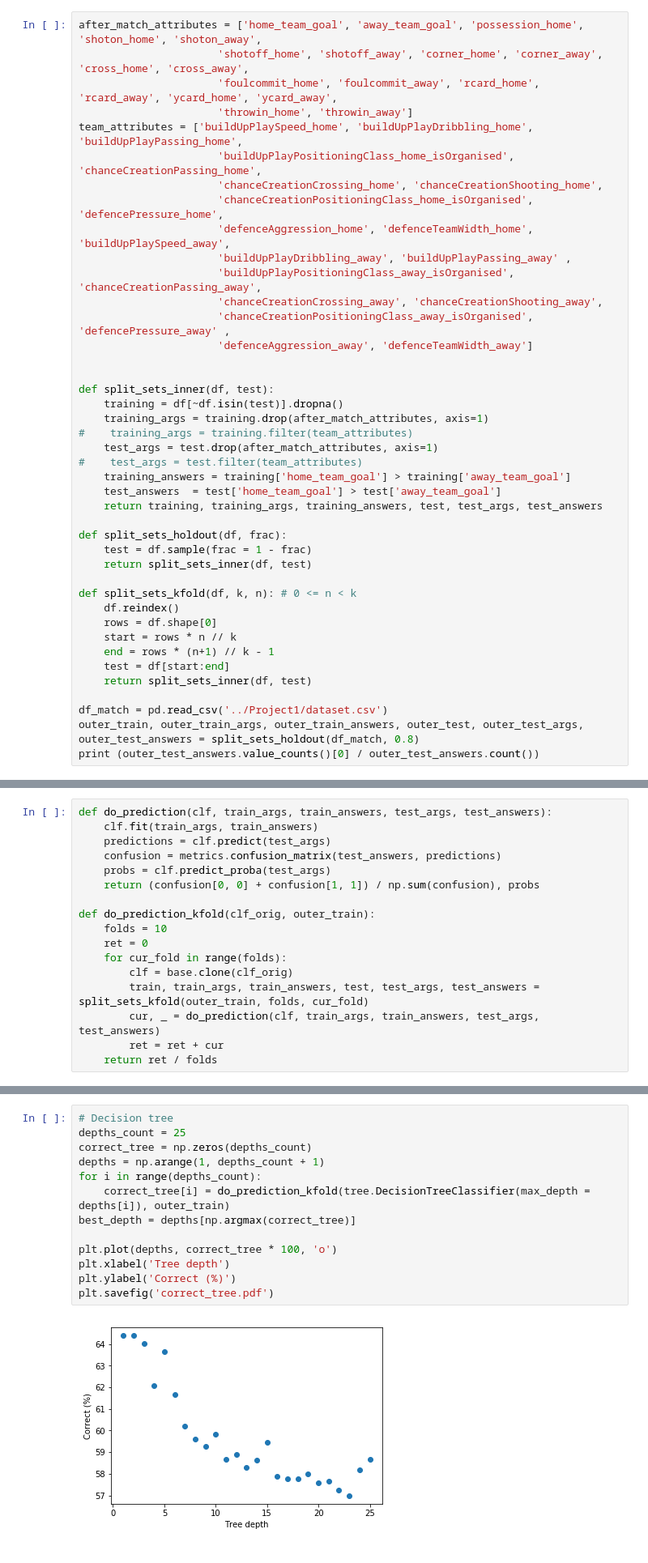
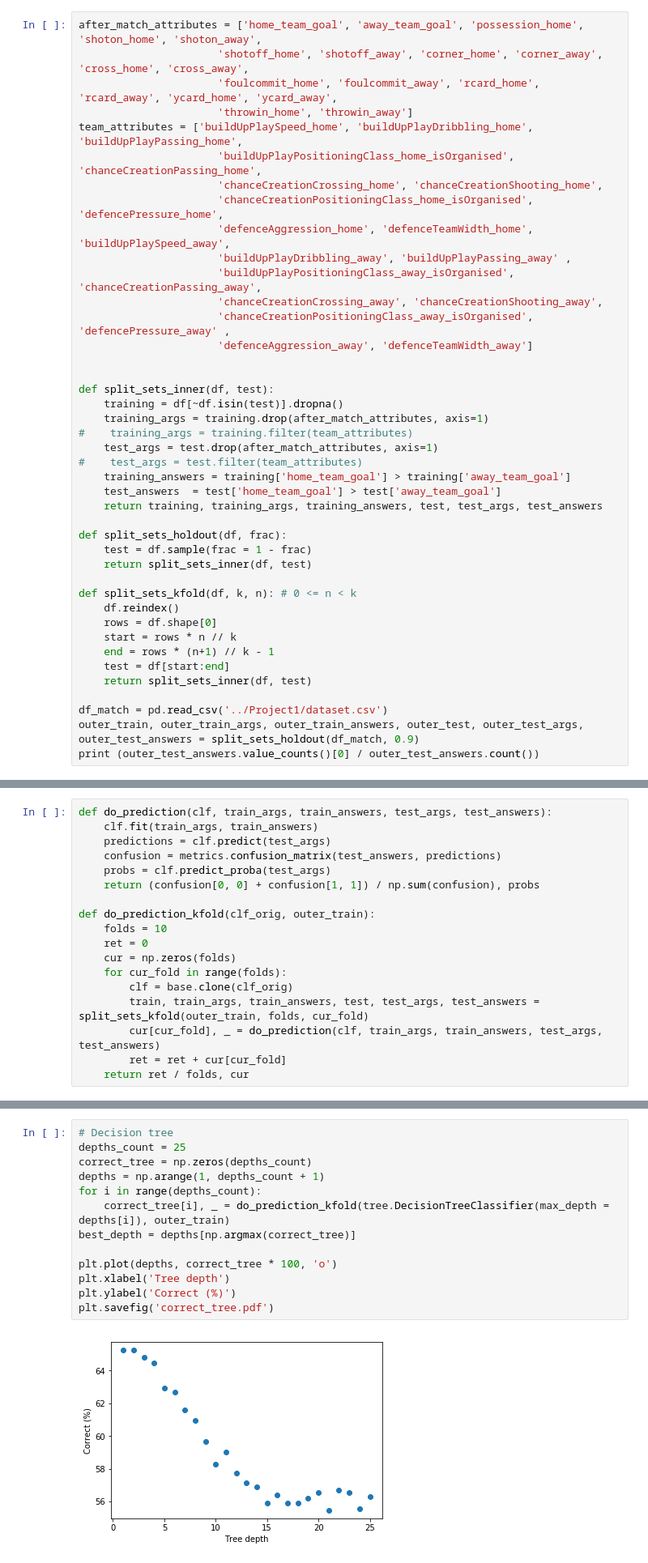
Before and after one commit to ShawnHouCHN/Introduction-to-Machine-Learning-and-Data-Mining-E17, a Jupyter notebook: Project2/Classification.ipynb, the cells around one changed output, grey strips where cells are left out. Shown at 81% size. Drawn from its saved outputs; the diff is of its cells as text.

Commit message:
10-fold t-test

```diff
--- a/Project2/Classification.ipynb
+++ b/Project2/Classification.ipynb
@@ -46,6 +46,6 @@ def split_sets_kfold(df, k, n): # 0 <= n < k
     return split_sets_inner(df, test)
 
 df_match = pd.read_csv('../Project1/dataset.csv')
-outer_train, outer_train_args, outer_train_answers, outer_test, outer_test_args, outer_test_answers = split_sets_holdout(df_match, 0.8)
+outer_train, outer_train_args, outer_train_answers, outer_test, outer_test_args, outer_test_answers = split_sets_holdout(df_match, 0.9)
 print (outer_test_answers.value_counts()[0] / outer_test_answers.count())
 # %% [output]
@@ -61,29 +61,30 @@ def do_prediction(clf, train_args, train_answers, test_args, test_answers):
 def do_prediction_kfold(clf_orig, outer_train):
     folds = 10
     ret = 0
+    cur = np.zeros(folds)
     for cur_fold in range(folds):
         clf = base.clone(clf_orig)
         train, train_args, train_answers, test, test_args, test_answers = split_sets_kfold(outer_train, folds, cur_fold)
-        cur, _ = do_prediction(clf, train_args, train_answers, test_args, test_answers)
-        ret = ret + cur
-    return ret / folds
+        cur[cur_fold], _ = do_prediction(clf, train_args, train_answers, test_args, test_answers)
+        ret = ret + cur[cur_fold]
+    return ret / folds, cur
 # %% [markdown]
 ### Decision Tree
 # %%
 # Decision tree
 depths_count = 25
 correct_tree = np.zeros(depths_count)
 depths = np.arange(1, depths_count + 1)
 for i in range(depths_count):
-    correct_tree[i] = do_prediction_kfold(tree.DecisionTreeClassifier(max_depth = depths[i]), outer_train)
+    correct_tree[i], _ = do_prediction_kfold(tree.DecisionTreeClassifier(max_depth = depths[i]), outer_train)
 best_depth = depths[np.argmax(correct_tree)]
 
 plt.plot(depths, correct_tree * 100, 'o')
 plt.xlabel('Tree depth')
 plt.ylabel('Correct (%)')
 plt.savefig('correct_tree.pdf')
 # %% [output]
-[figure, old version]
+[figure, new version]
 # %%
 clf_tree = tree.DecisionTreeClassifier(max_depth = best_depth)
 outer_correct, tree_probs = do_prediction(clf_tree, outer_train_args, outer_train_answers, outer_test_args, outer_test_answers)
```
Also changed, not shown: parts of 10 cells of this notebook.
